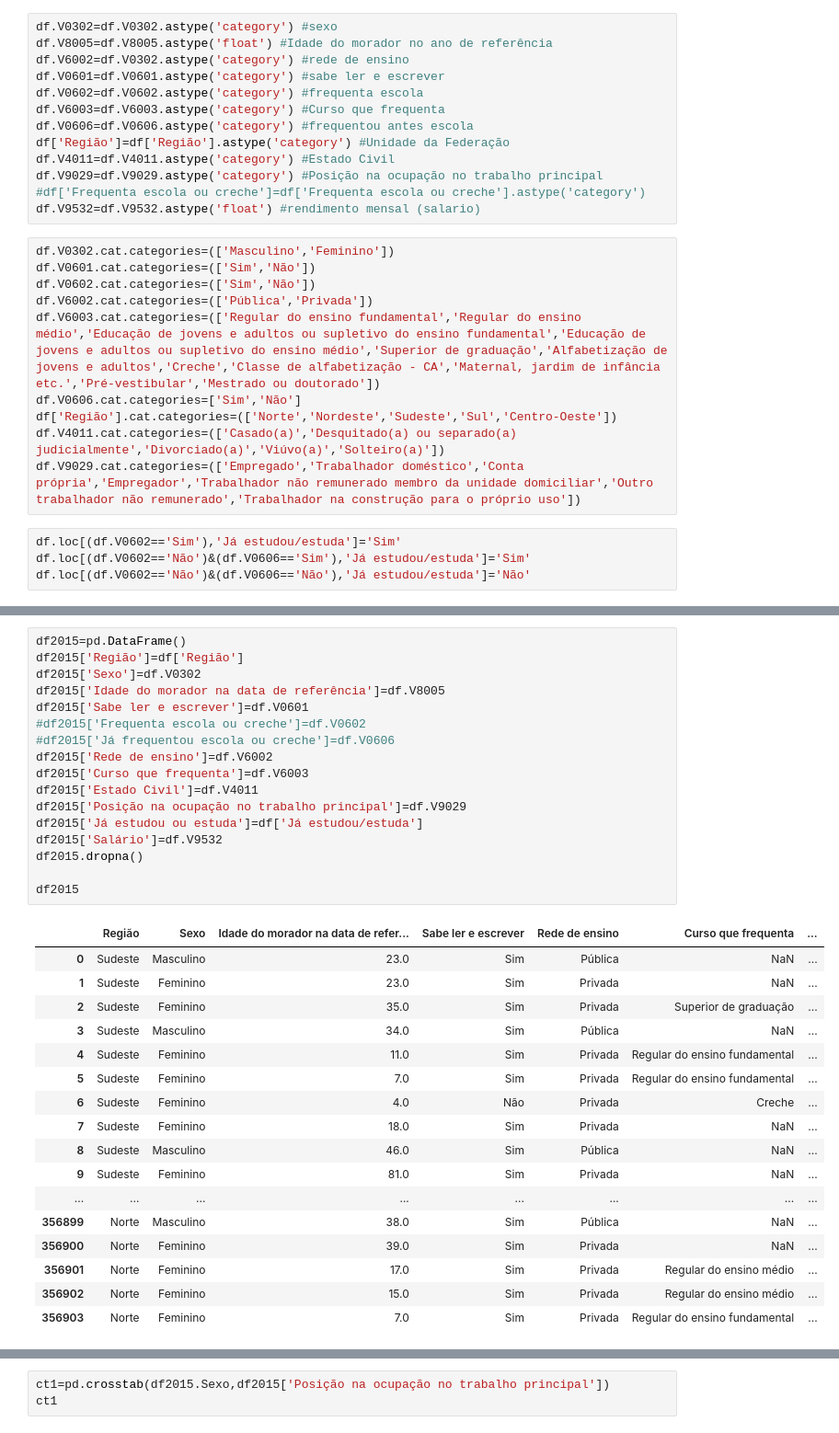
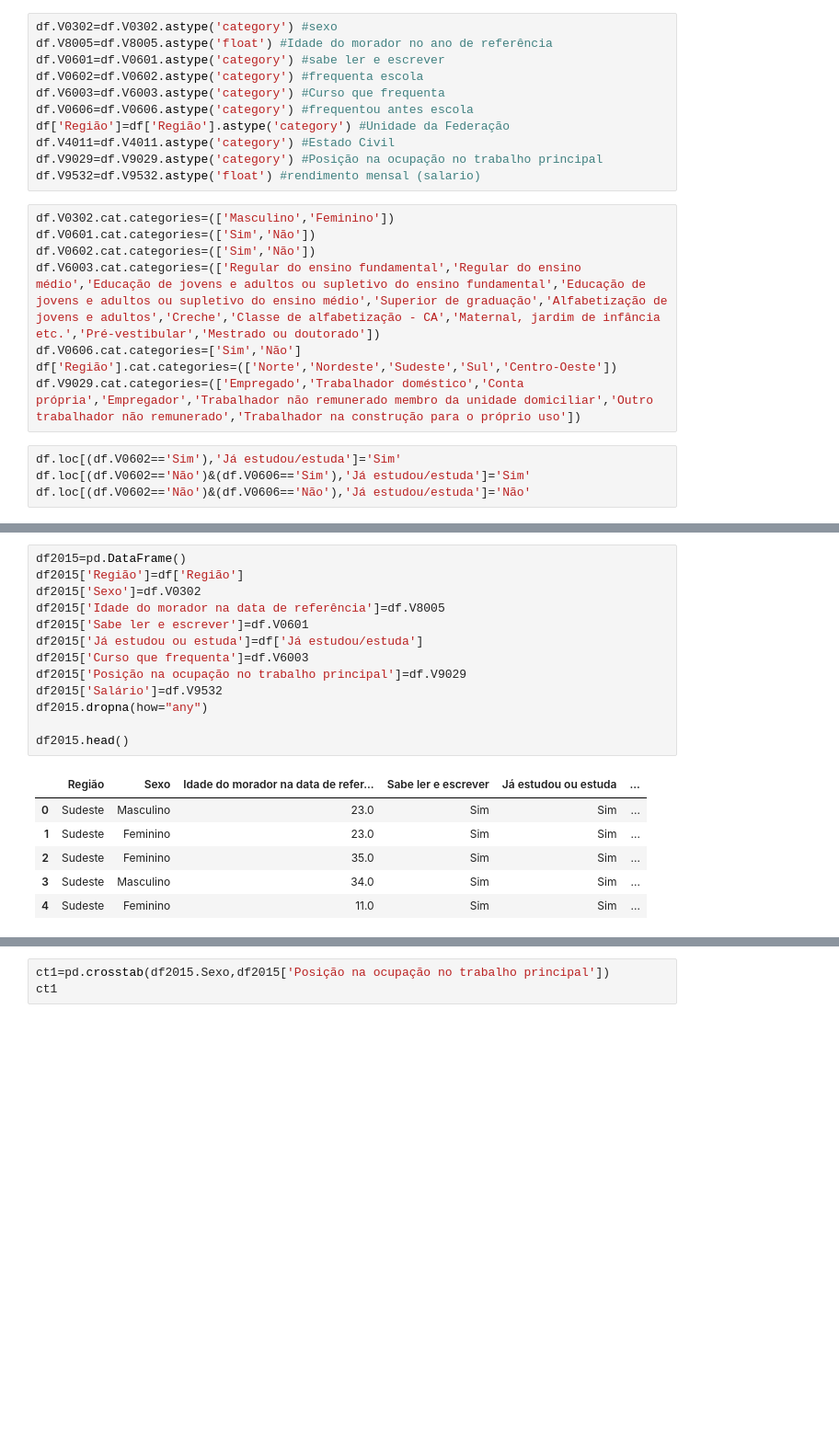
Before and after one commit to slimkaki/Dados_DP_2018, a Jupyter notebook: Projeto1 Pnad.ipynb, the cells around one changed output, grey strips where cells are left out. Shown: that part at 92% size. Drawn from its saved outputs; the diff is of its cells as text; blank space fills up the shorter version.

```diff
--- a/Projeto1 Pnad.ipynb
+++ b/Projeto1 Pnad.ipynb
@@ -42,7 +42,6 @@ df.loc[(df.UF>50)&(df.UF<59),'Região']='Centro-Oeste'
 # %%
 df.V0302=df.V0302.astype('category') #sexo
 df.V8005=df.V8005.astype('float') #Idade do morador no ano de referência
-df.V6002=df.V0302.astype('category') #rede de ensino
 df.V0601=df.V0601.astype('category') #sabe ler e escrever
 df.V0602=df.V0602.astype('category') #frequenta escola
 df.V6003=df.V6003.astype('category') #Curso que frequenta
@@ -50,17 +49,14 @@ df.V0606=df.V0606.astype('category') #frequentou antes escola
 df['Região']=df['Região'].astype('category') #Unidade da Federação
 df.V4011=df.V4011.astype('category') #Estado Civil
 df.V9029=df.V9029.astype('category') #Posição na ocupação no trabalho principal
-#df['Frequenta escola ou creche']=df['Frequenta escola ou creche'].astype('category')
 df.V9532=df.V9532.astype('float') #rendimento mensal (salario)
 # %%
 df.V0302.cat.categories=(['Masculino','Feminino'])
 df.V0601.cat.categories=(['Sim','Não'])
 df.V0602.cat.categories=(['Sim','Não'])
-df.V6002.cat.categories=(['Pública','Privada'])
 df.V6003.cat.categories=(['Regular do ensino fundamental','Regular do ensino médio','Educação de jovens e adultos ou supletivo do ensino fundamental','Educação de jovens e adultos ou supletivo do ensino médio','Superior de graduação','Alfabetização de jovens e adultos','Creche','Classe de alfabetização - CA','Maternal, jardim de infância etc.','Pré-vestibular','Mestrado ou doutorado'])
 df.V0606.cat.categories=['Sim','Não']
 df['Região'].cat.categories=(['Norte','Nordeste','Sudeste','Sul','Centro-Oeste'])
-df.V4011.cat.categories=(['Casado(a)','Desquitado(a) ou separado(a) judicialmente','Divorciado(a)','Viúvo(a)','Solteiro(a)'])
 df.V9029.cat.categories=(['Empregado','Trabalhador doméstico','Conta própria','Empregador','Trabalhador não remunerado membro da unidade domiciliar','Outro trabalhador não remunerado','Trabalhador na construção para o próprio uso'])
 # %%
 df.loc[(df.V0602=='Sim'),'Já estudou/estuda']='Sim'
@@ -74,35 +69,20 @@ Porcentagem da população feminina em relação ao total: 51.46509985878556%
 # %%
 df2015=pd.DataFrame()
 df2015['Região']=df['Região']
 df2015['Sexo']=df.V0302
 df2015['Idade do morador na data de referência']=df.V8005
 df2015['Sabe ler e escrever']=df.V0601
-#df2015['Frequenta escola ou creche']=df.V0602
-#df2015['Já frequentou escola ou creche']=df.V0606
-df2015['Rede de ensino']=df.V6002
+df2015['Já estudou ou estuda']=df['Já estudou/estuda']
 df2015['Curso que frequenta']=df.V6003
-df2015['Estado Civil']=df.V4011
 df2015['Posição na ocupação no trabalho principal']=df.V9029
-df2015['Já estudou ou estuda']=df['Já estudou/estuda']
 df2015['Salário']=df.V9532
-df2015.dropna()
+df2015.dropna(how="any")
 
-df2015
+df2015.head()
 # %% [output]
-|  | Região | Sexo | Idade do morador na data de refer... | Sabe ler e escrever | Rede de ensino | Curso que frequenta | ... |
-| 0 | Sudeste | Masculino | 23.0 | Sim | Pública | NaN | ... |
-| 1 | Sudeste | Feminino | 23.0 | Sim | Privada | NaN | ... |
-| 2 | Sudeste | Feminino | 35.0 | Sim | Privada | Superior de graduação | ... |
-| 3 | Sudeste | Masculino | 34.0 | Sim | Pública | NaN | ... |
-| 4 | Sudeste | Feminino | 11.0 | Sim | Privada | Regular do ensino fundamental | ... |
-| 5 | Sudeste | Feminino | 7.0 | Sim | Privada | Regular do ensino fundamental | ... |
-| 6 | Sudeste | Feminino | 4.0 | Não | Privada | Creche | ... |
-| 7 | Sudeste | Feminino | 18.0 | Sim | Privada | NaN | ... |
-| 8 | Sudeste | Masculino | 46.0 | Sim | Pública | NaN | ... |
-| 9 | Sudeste | Feminino | 81.0 | Sim | Privada | NaN | ... |
-| ... | ... | ... | ... | ... | ... | ... | ... |
-| 356899 | Norte | Masculino | 38.0 | Sim | Pública | NaN | ... |
-| 356900 | Norte | Feminino | 39.0 | Sim | Privada | NaN | ... |
-| 356901 | Norte | Feminino | 17.0 | Sim | Privada | Regular do ensino médio | ... |
-| 356902 | Norte | Feminino | 15.0 | Sim | Privada | Regular do ensino médio | ... |
-| 356903 | Norte | Feminino | 7.0 | Sim | Privada | Regular do ensino fundamental | ... |
+|  | Região | Sexo | Idade do morador na data de refer... | Sabe ler e escrever | Já estudou ou estuda | ... |
+| 0 | Sudeste | Masculino | 23.0 | Sim | Sim | ... |
+| 1 | Sudeste | Feminino | 23.0 | Sim | Sim | ... |
+| 2 | Sudeste | Feminino | 35.0 | Sim | Sim | ... |
+| 3 | Sudeste | Masculino | 34.0 | Sim | Sim | ... |
+| 4 | Sudeste | Feminino | 11.0 | Sim | Sim | ... |
```
Also changed, not shown: parts of 9 cells of this notebook.
